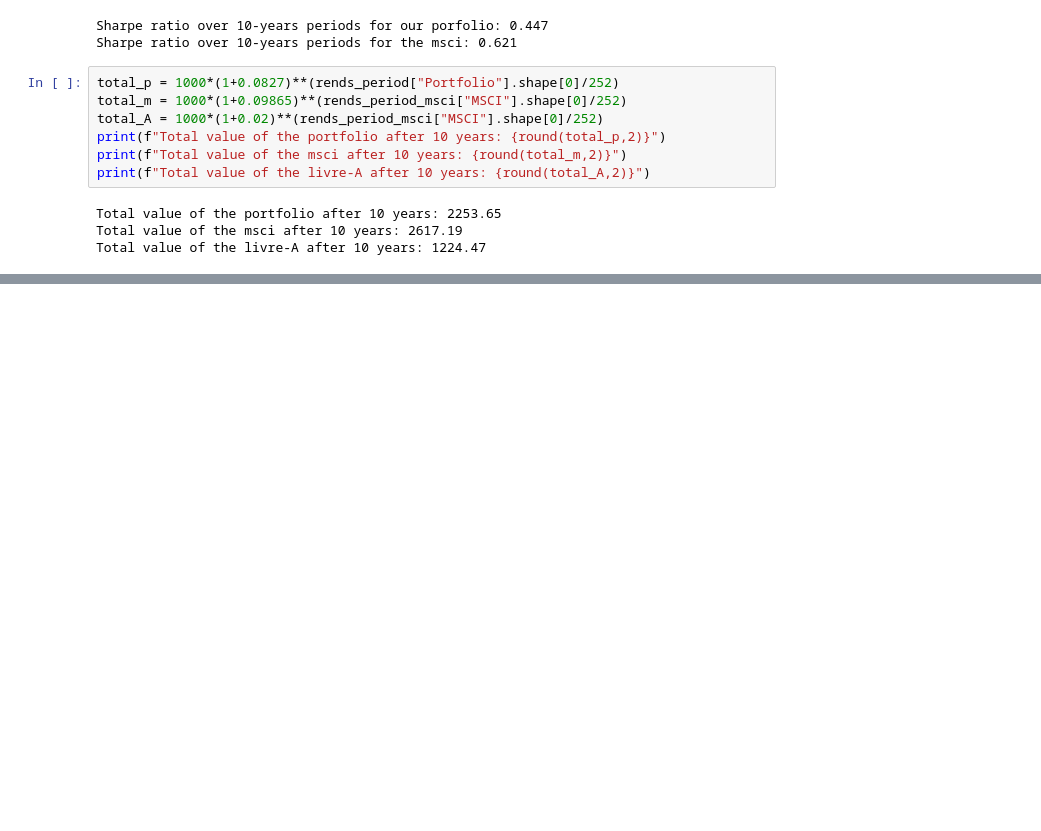
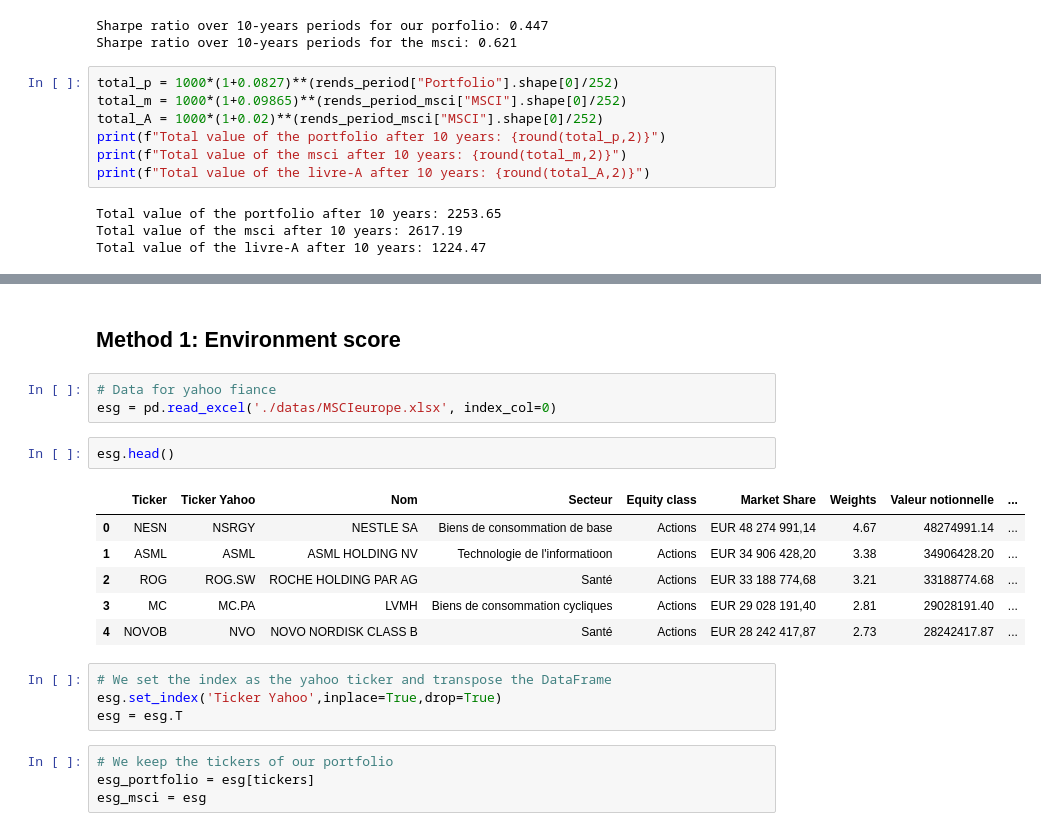
Before and after one commit to bashog/Portfolio-Construction, a Jupyter notebook: 3_portfolio_construction_strat4.ipynb, the cells around one changed output, grey strips where cells are left out. Drawn from its saved outputs; the diff is of its cells as text; blank space fills up the shorter version.

```diff
--- a/3_portfolio_construction_strat4.ipynb
+++ b/3_portfolio_construction_strat4.ipynb
@@ -768,0 +773,22 @@ Total value of the livre-A after 10 years: 1224.47
+# %% [markdown]
+## Method 1: Environment score
+# %%
+# Data for yahoo fiance
+esg = pd.read_excel('./datas/MSCIeurope.xlsx', index_col=0)
+# %%
+esg.head()
+# %% [output]
+|  | Ticker | Ticker Yahoo | Nom | Secteur | Equity class | Market Share | Weights | Valeur notionnelle | ... |
+| 0 | NESN | NSRGY | NESTLE SA | Biens de consommation de base | Actions | EUR 48 274 991,14 | 4.67 | 48274991.14 | ... |
+| 1 | ASML | ASML | ASML HOLDING NV | Technologie de l'informatioon | Actions | EUR 34 906 428,20 | 3.38 | 34906428.20 | ... |
+| 2 | ROG | ROG.SW | ROCHE HOLDING PAR AG | Santé | Actions | EUR 33 188 774,68 | 3.21 | 33188774.68 | ... |
+| 3 | MC | MC.PA | LVMH | Biens de consommation cycliques | Actions | EUR 29 028 191,40 | 2.81 | 29028191.40 | ... |
+| 4 | NOVOB | NVO | NOVO NORDISK CLASS B | Santé | Actions | EUR 28 242 417,87 | 2.73 | 28242417.87 | ... |
+# %%
+# We set the index as the yahoo ticker and transpose the DataFrame
+esg.set_index('Ticker Yahoo',inplace=True,drop=True)
+esg = esg.T
+# %%
+# We keep the tickers of our portfolio
+esg_portfolio = esg[tickers]
+esg_msci = esg
```
Also changed, not shown: parts of 14 cells of this notebook.
